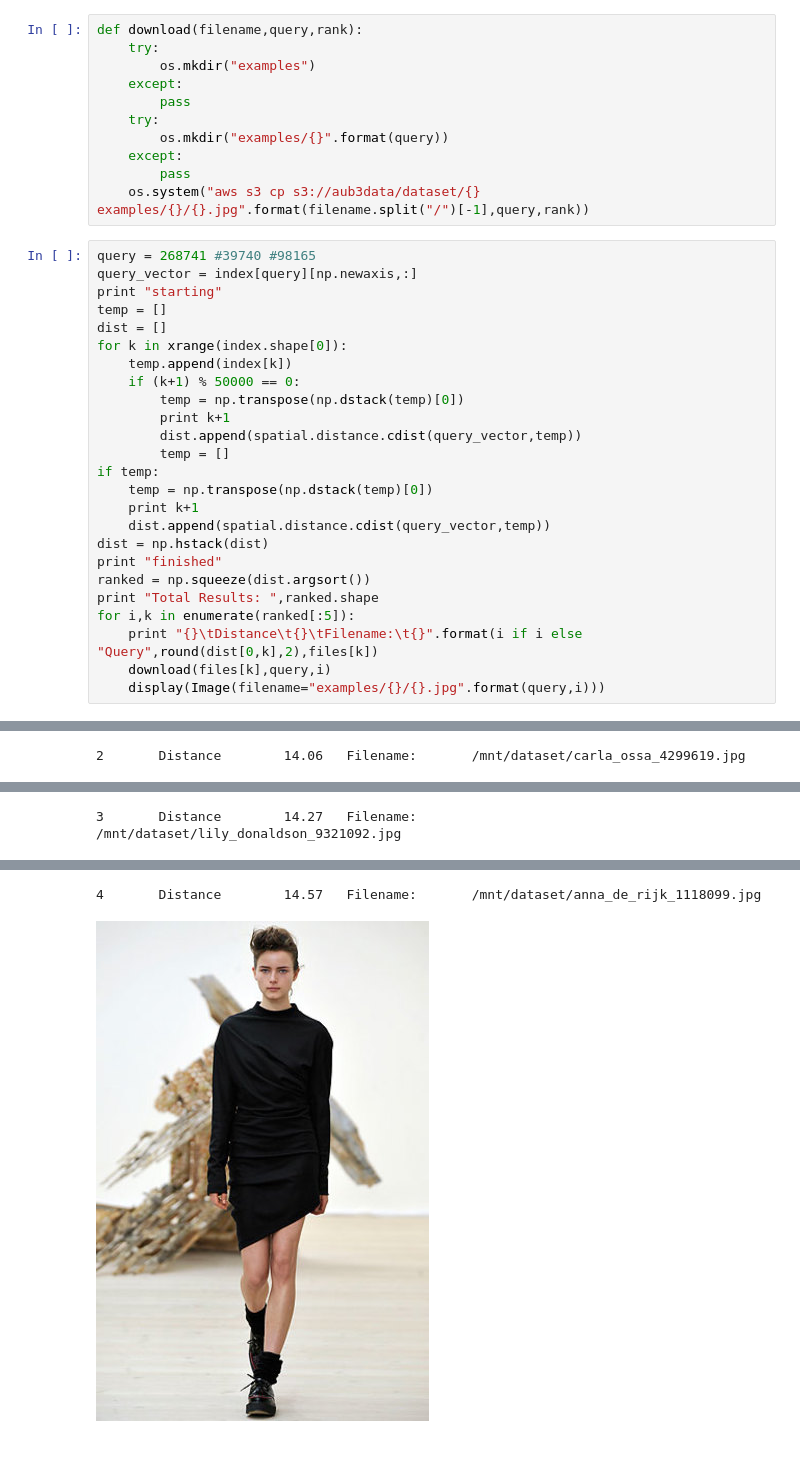
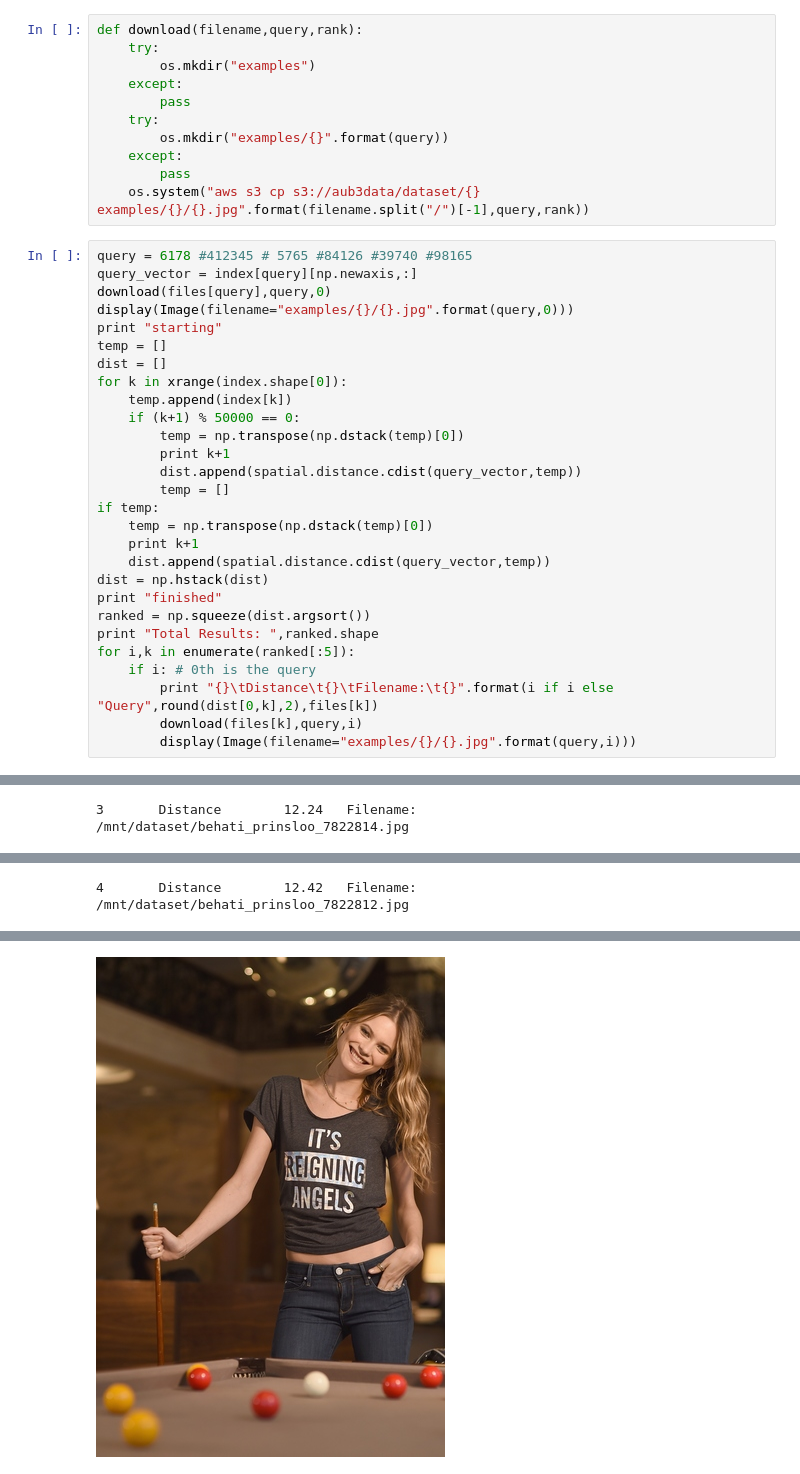
Before and after one commit to ml-lab/VisualSearchServer, a Jupyter notebook: notebook_index.ipynb, the cells around one changed output, grey strips where cells are left out. Saved outputs shown, nothing was run; the diff lists cells and outputs as text.

```diff
--- a/notebook_index.ipynb
+++ b/notebook_index.ipynb
@@ -25,8 +25,10 @@ def download(filename,query,rank):
         pass
     os.system("aws s3 cp s3://aub3data/dataset/{} examples/{}/{}.jpg".format(filename.split("/")[-1],query,rank))
 # %%
-query = 268741 #39740 #98165
+query = 6178 #412345 # 5765 #84126 #39740 #98165
 query_vector = index[query][np.newaxis,:]
+download(files[query],query,0)
+display(Image(filename="examples/{}/{}.jpg".format(query,0)))
 print "starting"
 temp = []
 dist = []
@@ -46,7 +48,8 @@ print "finished"
 ranked = np.squeeze(dist.argsort())
 print "Total Results: ",ranked.shape
 for i,k in enumerate(ranked[:5]):
-    print "{}\tDistance\t{}\tFilename:\t{}".format(i if i else "Query",round(dist[0,k],2),files[k])
-    download(files[k],query,i)
-    display(Image(filename="examples/{}/{}.jpg".format(query,i)))
+    if i: # 0th is the query
+        print "{}\tDistance\t{}\tFilename:\t{}".format(i if i else "Query",round(dist[0,k],2),files[k])
+        download(files[k],query,i)
+        display(Image(filename="examples/{}/{}.jpg".format(query,i)))
 # %% [output]
@@ -70 +74 @@ Query   Distance        0.0     Filename:       /mnt/dataset/samantha_gradoville
-2       Distance        14.06   Filename:       /mnt/dataset/carla_ossa_4299619.jpg
+3       Distance        12.24   Filename:       /mnt/dataset/behati_prinsloo_7822814.jpg
@@ -72 +76 @@ Query   Distance        0.0     Filename:       /mnt/dataset/samantha_gradoville
-3       Distance        14.27   Filename:       /mnt/dataset/lily_donaldson_9321092.jpg
+4       Distance        12.42   Filename:       /mnt/dataset/behati_prinsloo_7822812.jpg
@@ -74,2 +77 @@ Query   Distance        0.0     Filename:       /mnt/dataset/samantha_gradoville
-4       Distance        14.57   Filename:       /mnt/dataset/anna_de_rijk_1118099.jpg
-[figure, old version]
+[figure, new version]
```
Also changed, not shown: parts of 2 cells of this notebook.
